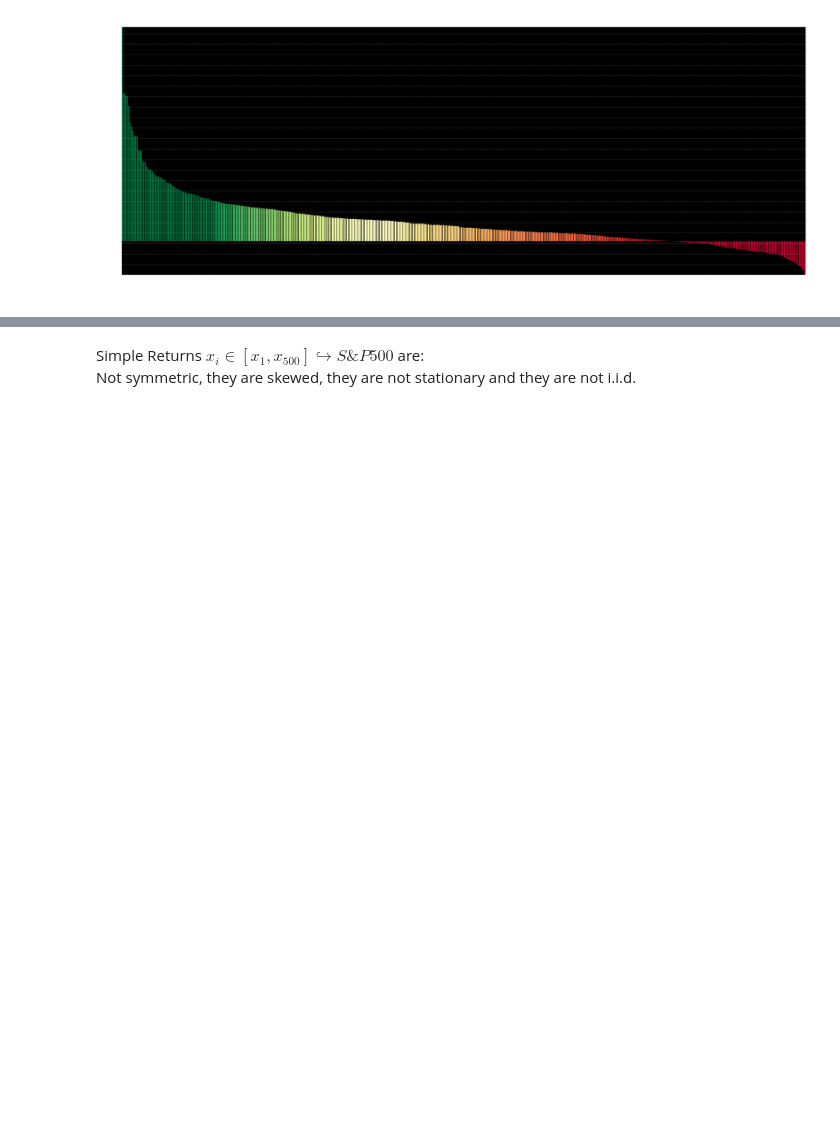
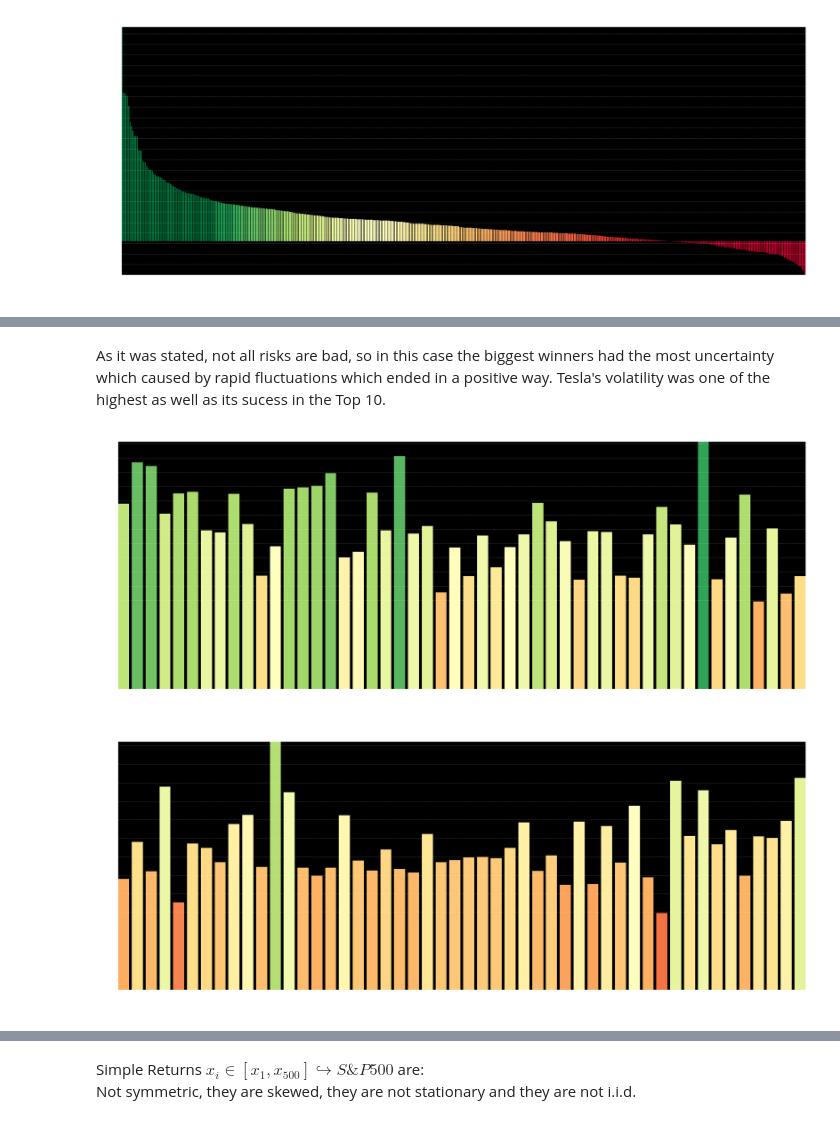
Before and after one commit to EMarquez7/Examen-de-Simulaci-n-2, a Jupyter notebook: Optimization.ipynb, the cells around one changed output, grey strips where cells are left out. Cells and saved outputs as stored; diff of their text form; code cells hidden in the pictures; blank space fills up the shorter version.

```diff
--- a/Optimization.ipynb
+++ b/Optimization.ipynb
@@ -612,3 +478,22 @@ Stats_SimpleN
+# %% [markdown]
+As it was stated, not all risks are bad, so in this case the biggest winners had the most uncertainty which caused by rapid fluctuations which ended in a positive way. Tesla's volatility was one of the highest as well as its sucess in the Top 10.
+# %%
+df_col, df_index = Stats_Simple.T['Yr_Std'].head(50), (Stats_Simple.T['Yr_Std'].head(50).index)
+x_arange, y_arange = np.arange(0, Stats_Simple.T['Yr_Std'].head(50).index.shape[0], 1), np.arange(round(Stats_Simple.T['Yr_Std'].head(50).min(), 2), round(Stats_Simple.T['Yr_Std'].head(50).max(), 2), .05)
+title = (str(Stats_Simple.T['Yr_Std'].head(50).index.name) + " best 50 $R_t$ with $\sigma_{Yr}$ from" + str(start) + " to " + str(end))
+x_label, y_label = "Datasets $x_i$", "Std. Deviation Yrly."
+
+std_head = vs.cmap_bar(df_col, df_index, x_arange, y_arange, title, x_label, y_label)
+
+df_col, df_index = Stats_Simple.T['Yr_Std'].tail(50), (Stats_Simple.T['Yr_Std'].tail(50).index)
+x_arange, y_arange = np.arange(0, Stats_Simple.T['Yr_Std'].tail(50).index.shape[0], 1), np.arange(round(Stats_Simple.T['Yr_Std'].tail(50).min(), 2), round(Stats_Simple.T['Yr_Std'].tail(50).max(), 2), .05)
+title = (str(Stats_Simple.T['Yr_Std'].tail(50).index.name) + " worst 50 $R_t$ with $\sigma_{Yr}$ from" + str(start) + " to " + str(end))
+x_label, y_label = "Datasets $x_i$", "Std. Deviation Yrly."
+
+std_tail = vs.cmap_bar(df_col, df_index, x_arange, y_arange, title, x_label, y_label)
+# %% [output]
+[figure, added]
+[figure, added]
 # %%
 Stats_Log = data_describe(prices_start, 'Log_returns', .00169, start, end)[0]
 Stats_Log
```
Also changed, not shown: parts of 27 cells of this notebook, 2 other files.
